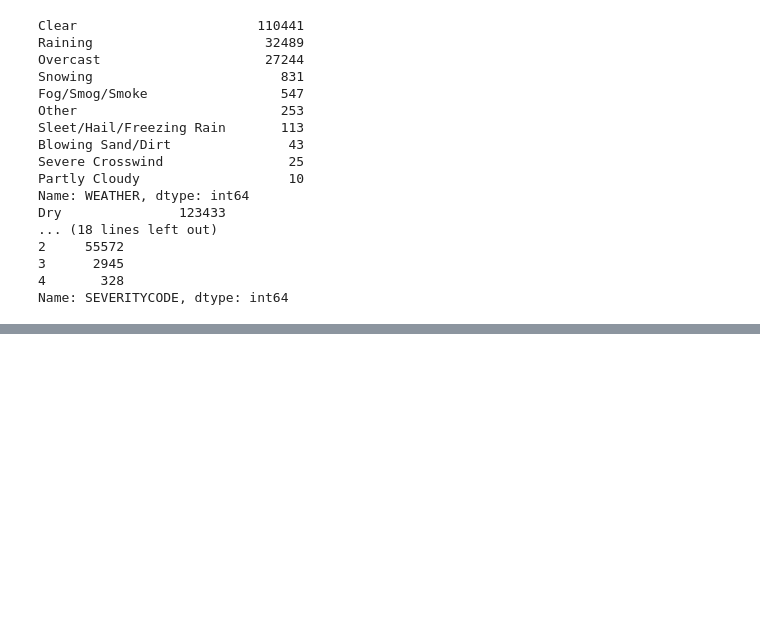
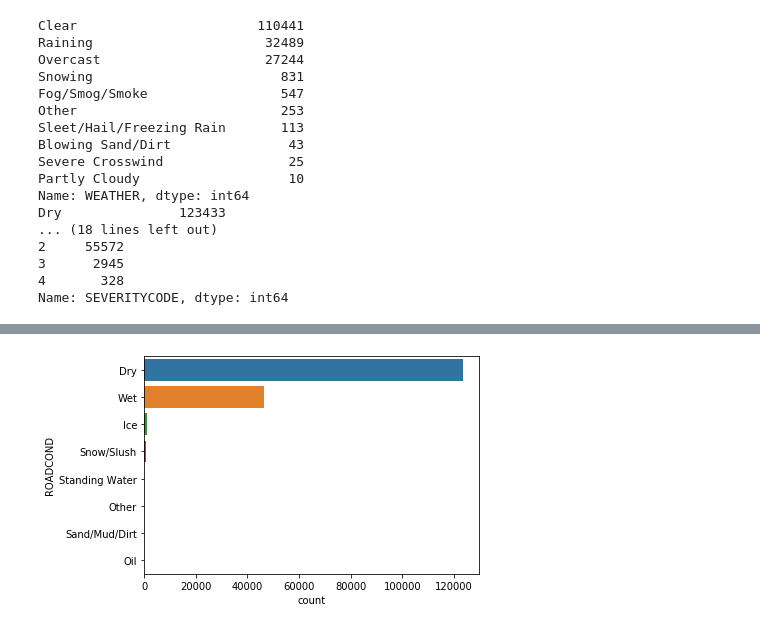
Before and after one commit to AARINDAM/Coursera_Capstone, a Jupyter notebook: Accident Prediction.ipynb, the cells around one changed output, grey strips where cells are left out. Saved outputs shown, nothing was run; the diff lists cells and outputs as text; code cells hidden in the pictures; blank space fills up the shorter version.

```diff
--- a/Accident Prediction.ipynb
+++ b/Accident Prediction.ipynb
@@ -391,0 +384,4 @@ Name: SEVERITYCODE, dtype: int64
+# %%
+ax = sn.countplot(y="ROADCOND", data=df)
+# %% [output]
+[figure, added]
```
Also changed, not shown: parts of 55 cells of this notebook.
